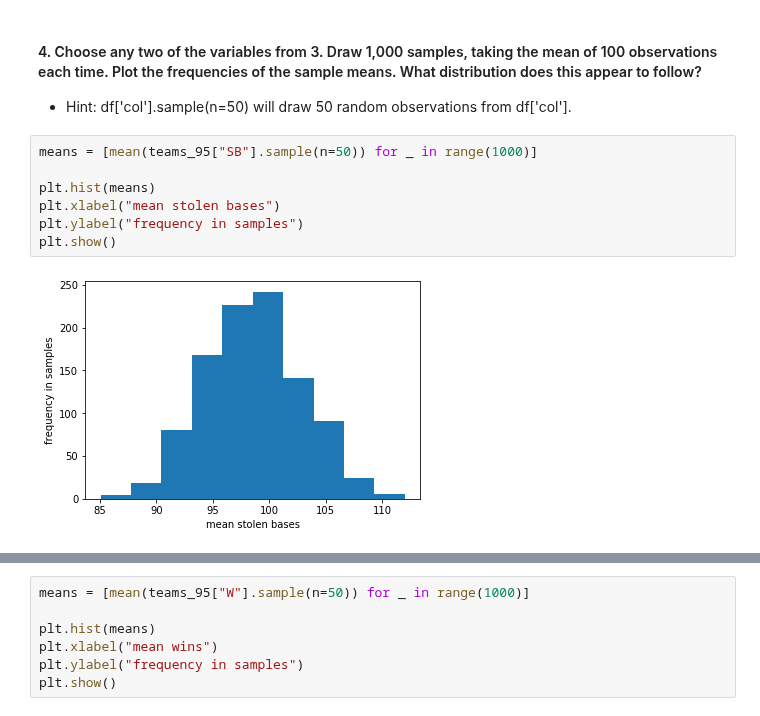
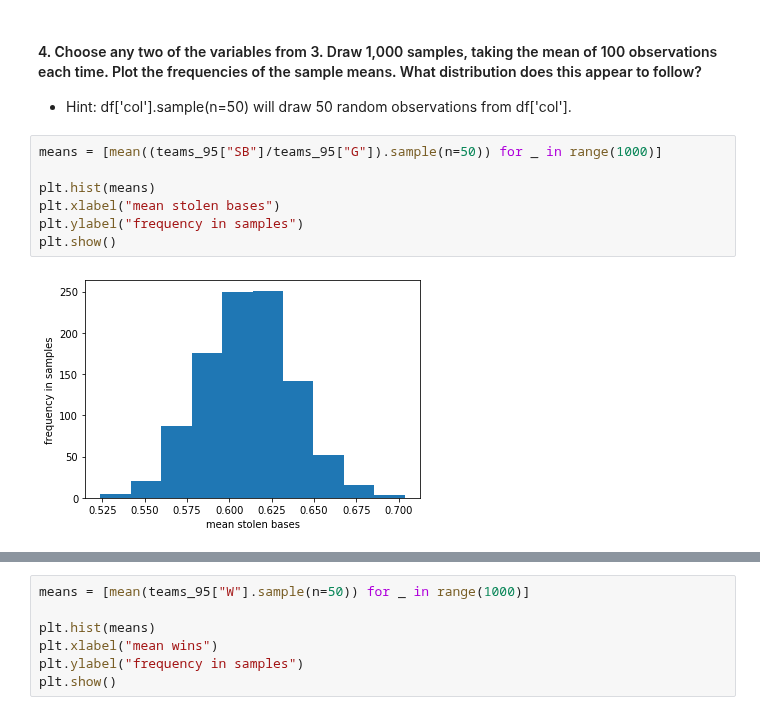
Before and after one commit to DJGump/module-work-DSI06, a Jupyter notebook: dgump-python-exam-dsi06/dgump-DSI06-python-self-sufficiency-exam.ipynb, the cells around one changed output, grey strips where cells are left out. Drawn from its saved outputs; the diff is of its cells as text.

```diff
--- a/dgump-python-exam-dsi06/dgump-DSI06-python-self-sufficiency-exam.ipynb
+++ b/dgump-python-exam-dsi06/dgump-DSI06-python-self-sufficiency-exam.ipynb
@@ -200,11 +198,11 @@ plt.show()
 
   * Hint: df['col'].sample(n=50) will draw 50 random observations from df['col'].
 # %%
-means = [mean(teams_95["SB"].sample(n=50)) for _ in range(1000)]
+means = [mean((teams_95["SB"]/teams_95["G"]).sample(n=50)) for _ in range(1000)]
 
 plt.hist(means)
 plt.xlabel("mean stolen bases")
 plt.ylabel("frequency in samples")
 plt.show()
 # %% [output]
-[figure, old version]
+[figure, new version]
```
Also changed, not shown: parts of 11 cells of this notebook, 1 other file.
